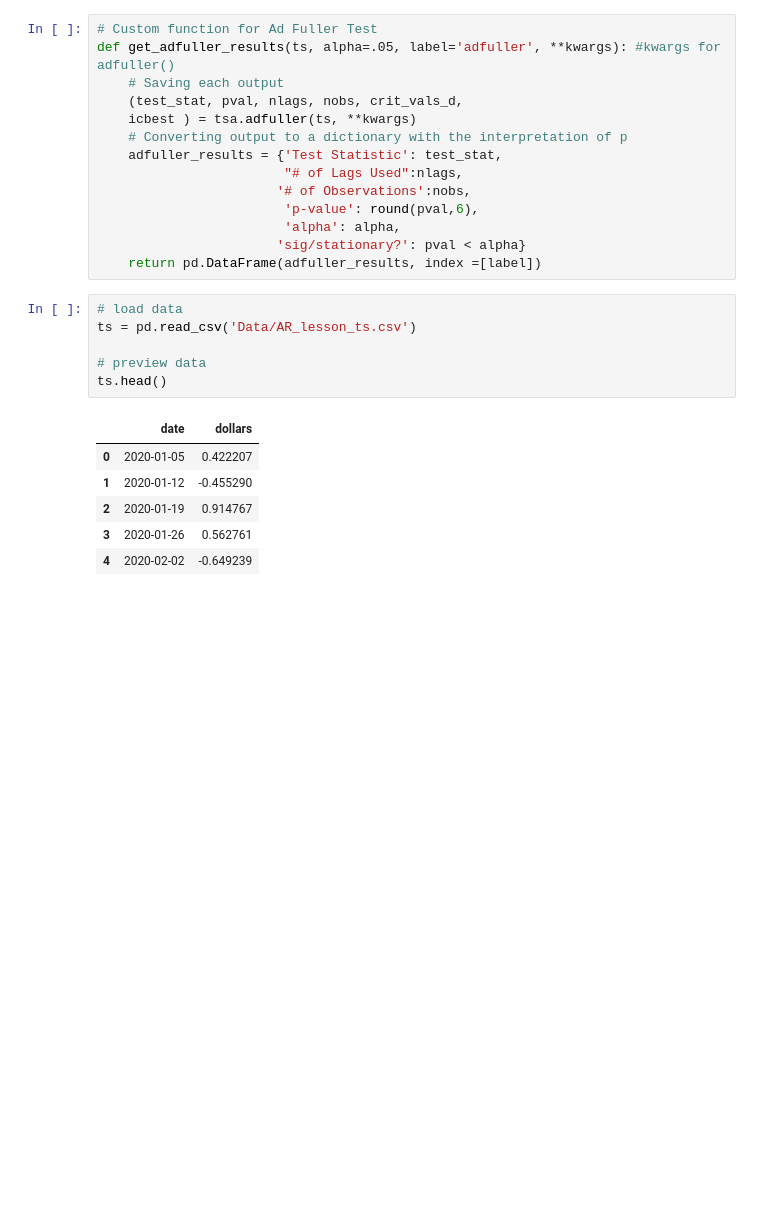
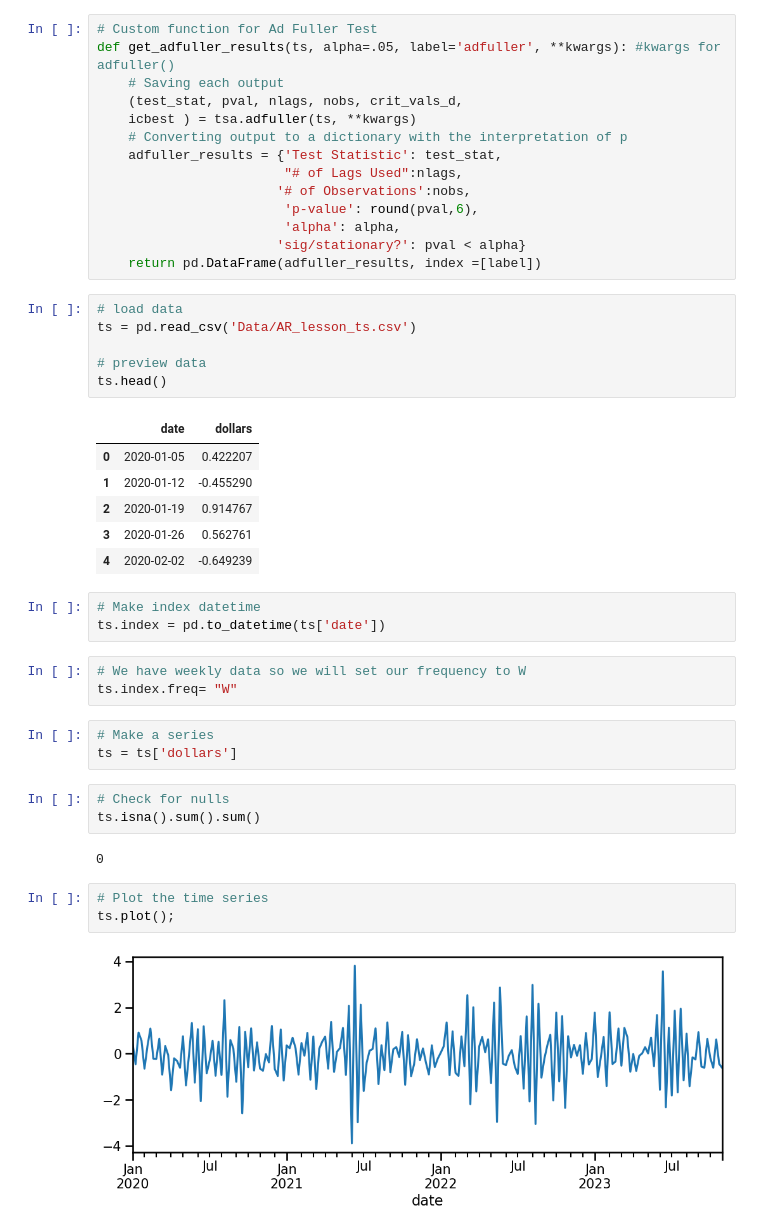
Before and after one commit to EhLeeOod/time-series, a Jupyter notebook: week-2.ipynb, the cells around one changed output. Saved outputs shown, nothing was run; the diff lists cells and outputs as text; blank space fills up the shorter version.

```diff
--- a/week-2.ipynb
+++ b/week-2.ipynb
@@ -425,3 +425,22 @@ ts.head()
 | 2 | 2020-01-19 | 0.914767 |
 | 3 | 2020-01-26 | 0.562761 |
 | 4 | 2020-02-02 | -0.649239 |
+# %%
+# Make index datetime
+ts.index = pd.to_datetime(ts['date'])
+# %%
+# We have weekly data so we will set our frequency to W
+ts.index.freq= "W"
+# %%
+# Make a series
+ts = ts['dollars']
+# %%
+# Check for nulls
+ts.isna().sum().sum()
+# %% [output]
+0
+# %%
+# Plot the time series
+ts.plot();
+# %% [output]
+[figure, added]
```
Also changed, not shown: parts of 15 cells of this notebook.
